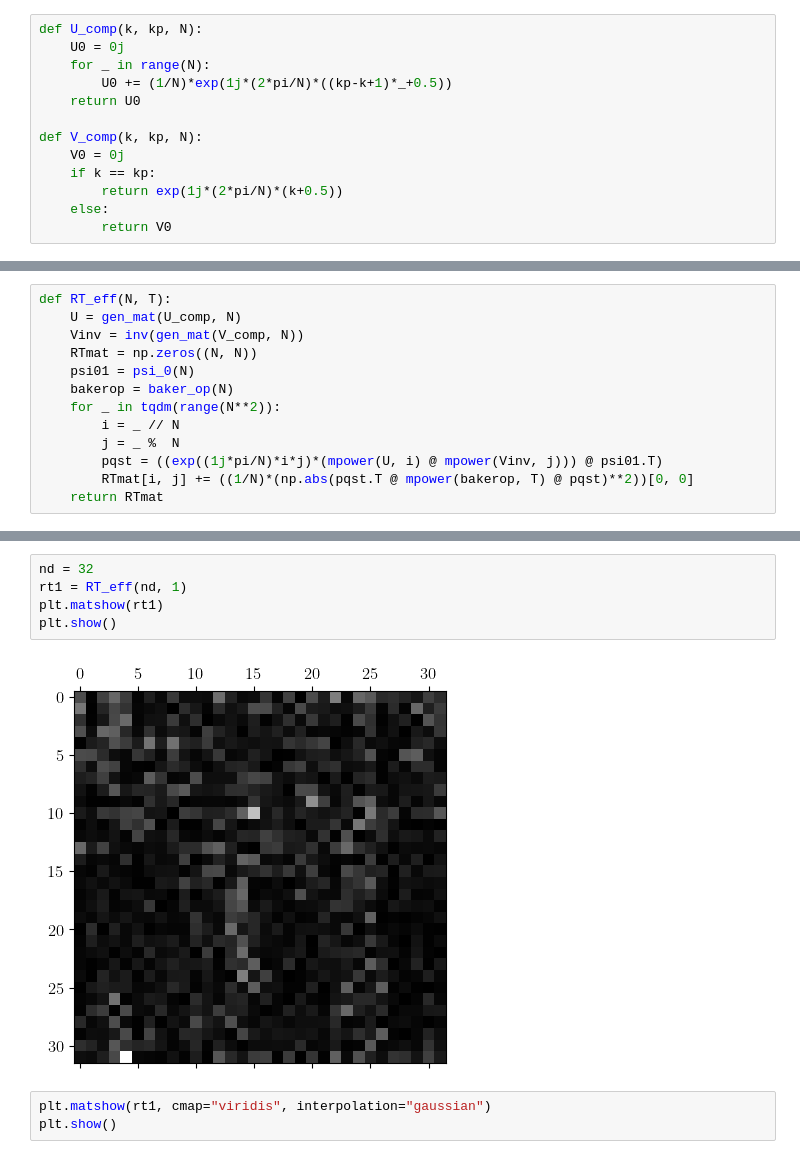
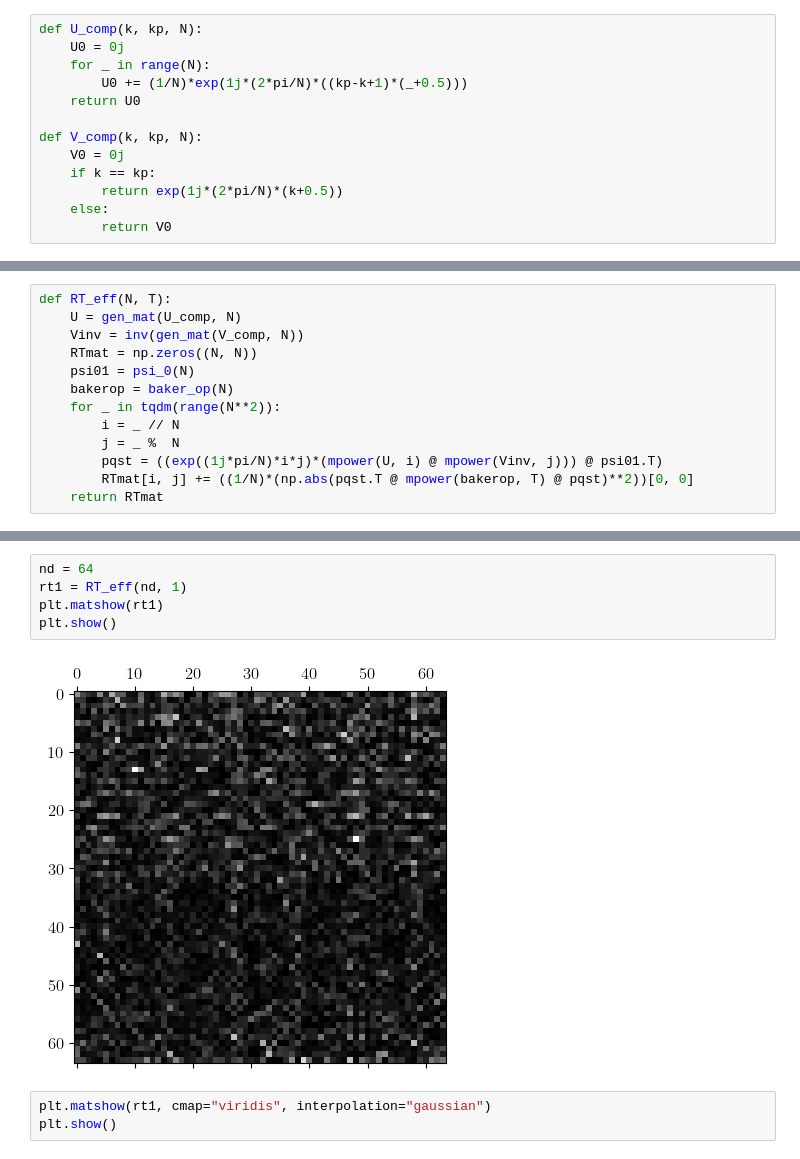
Before and after one commit to IBArbitrary/qbm, a Jupyter notebook: bakers-map.ipynb, the cells around one changed output, grey strips where cells are left out. Drawn from its saved outputs; the diff is of its cells as text.

```diff
--- a/bakers-map.ipynb
+++ b/bakers-map.ipynb
@@ -27,7 +27,7 @@ from scipy.linalg import block_diag
 def U_comp(k, kp, N):
     U0 = 0j
     for _ in range(N):
-        U0 += (1/N)*exp(1j*(2*pi/N)*((kp-k+1)*_+0.5))
+        U0 += (1/N)*exp(1j*(2*pi/N)*((kp-k+1)*(_+0.5)))
     return U0
 
 def V_comp(k, kp, N):
@@ -120,10 +129,10 @@ def RT_eff(N, T):
 # %%
-nd = 32
+nd = 64
 rt1 = RT_eff(nd, 1)
 plt.matshow(rt1)
 plt.show()
 # %% [output]
-[figure, old version]
+[figure, new version]
 # %%
 plt.matshow(rt1, cmap="viridis", interpolation="gaussian")
 plt.show()
```
Also changed, not shown: parts of 2 cells of this notebook, 5 other files.
